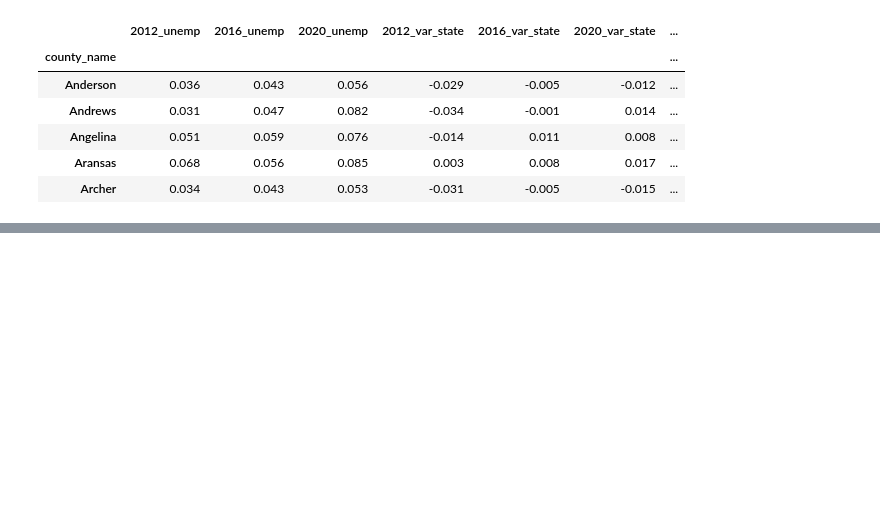
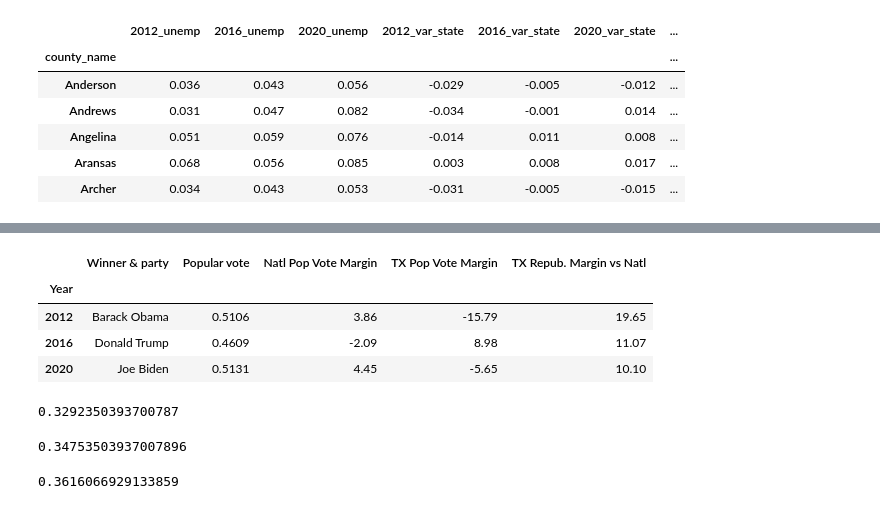
Before and after one commit to yae-sushi/Texas-General-Election-Preds, a Jupyter notebook: Jack-EDA.ipynb, the cells around one changed output, grey strips where cells are left out. Drawn from its saved outputs; the diff is of its cells as text; code cells hidden in the pictures; blank space fills up the shorter version.

```diff
--- a/Jack-EDA.ipynb
+++ b/Jack-EDA.ipynb
@@ -54,0 +118,20 @@ df.isna().sum().sort_values(ascending = False)
+# %%
+natl
+# %% [output]
+|  | Winner & party | Popular vote | Natl Pop Vote Margin | TX Pop Vote Margin | TX Repub. Margin vs Natl |
+| Year |  |  |  |  |  |
+| 2012 | Barack Obama | 0.5106 | 3.86 | -15.79 | 19.65 |
+| 2016 | Donald Trump | 0.4609 | -2.09 | 8.98 | 11.07 |
+| 2020 | Joe Biden | 0.5131 | 4.45 | -5.65 | 10.10 |
+# %%
+df['hispanic_total_2012'].mean()
+# %% [output]
+0.3292350393700787
+# %%
+df['hispanic_total_2016'].mean()
+# %% [output]
+0.34753503937007896
+# %%
+df['hispanic_total_2020'].mean()
+# %% [output]
+0.3616066929133859
```
Also changed, not shown: parts of 21 cells of this notebook, 3 other files.
